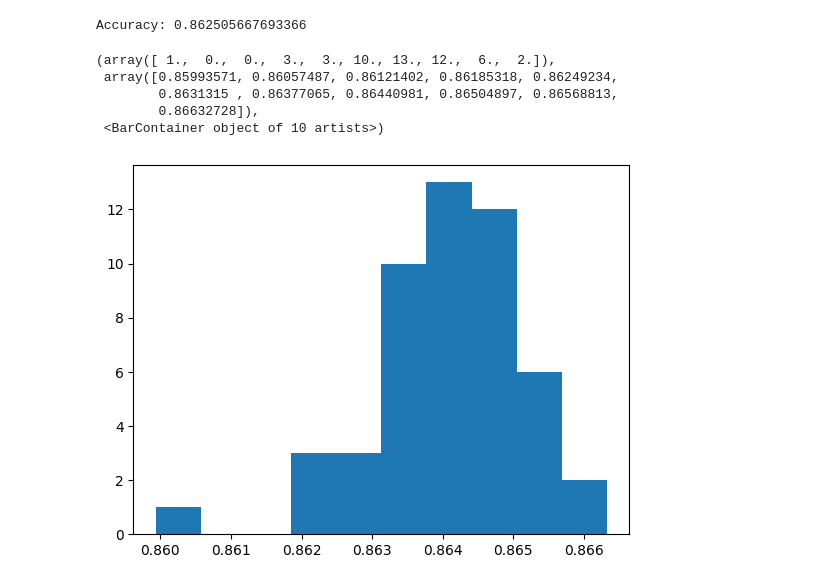
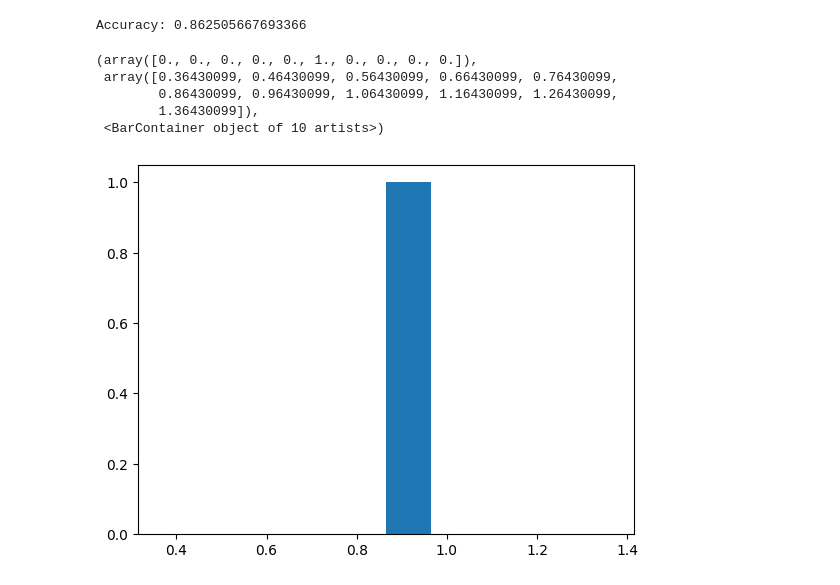
Before and after one commit to th0rz05/feup-ia-heart-disease, a Jupyter notebook: proj/Project.ipynb, the cells around one changed output. Cells and saved outputs as stored; diff of their text form; code cells hidden in the pictures.

```diff
--- a/proj/Project.ipynb
+++ b/proj/Project.ipynb
@@ -231,28 +302,28 @@ Accuracy: 0.862505667693366
 # %%
 model_accuracies = []
 
-for repetition in range(50):
+for repetition in range(1):
 
     X_train, X_test, y_train, y_test = train_test_split(X, y, test_size=0.25)
 
     # Create the classifier
     clf = DecisionTreeClassifier()
 
     # Fit the model on the training data
     clf.fit(X_train, y_train)
 
     # Predict the target variable for the testing data
     y_pred = clf.predict(X_test)
 
     accuracy = accuracy_score(y_test, y_pred)
 
     model_accuracies.append(accuracy)
 
 plt.hist(model_accuracies)
 # %% [output]
-(array([ 1.,  0.,  0.,  3.,  3., 10., 13., 12.,  6.,  2.]),
- array([0.85993571, 0.86057487, 0.86121402, 0.86185318, 0.86249234,
-        0.8631315 , 0.86377065, 0.86440981, 0.86504897, 0.86568813,
-        0.86632728]),
+(array([0., 0., 0., 0., 0., 1., 0., 0., 0., 0.]),
+ array([0.36430099, 0.46430099, 0.56430099, 0.66430099, 0.76430099,
+        0.86430099, 0.96430099, 1.06430099, 1.16430099, 1.26430099,
+        1.36430099]),
  <BarContainer object of 10 artists>)
-[figure, old version]
+[figure, new version]
```
Also changed, not shown: parts of 31 cells of this notebook.
